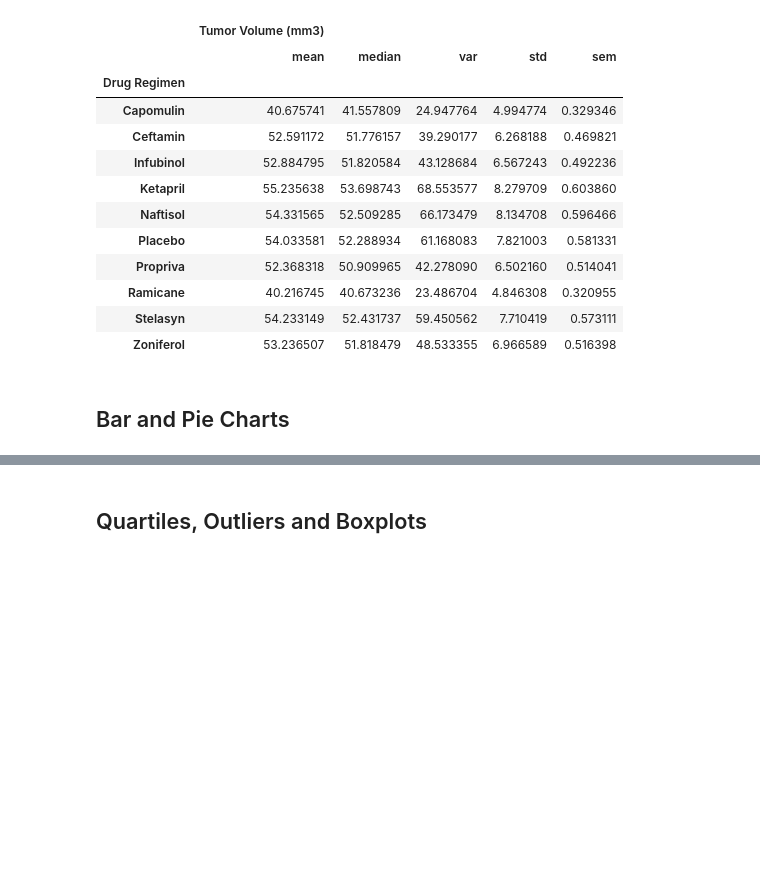
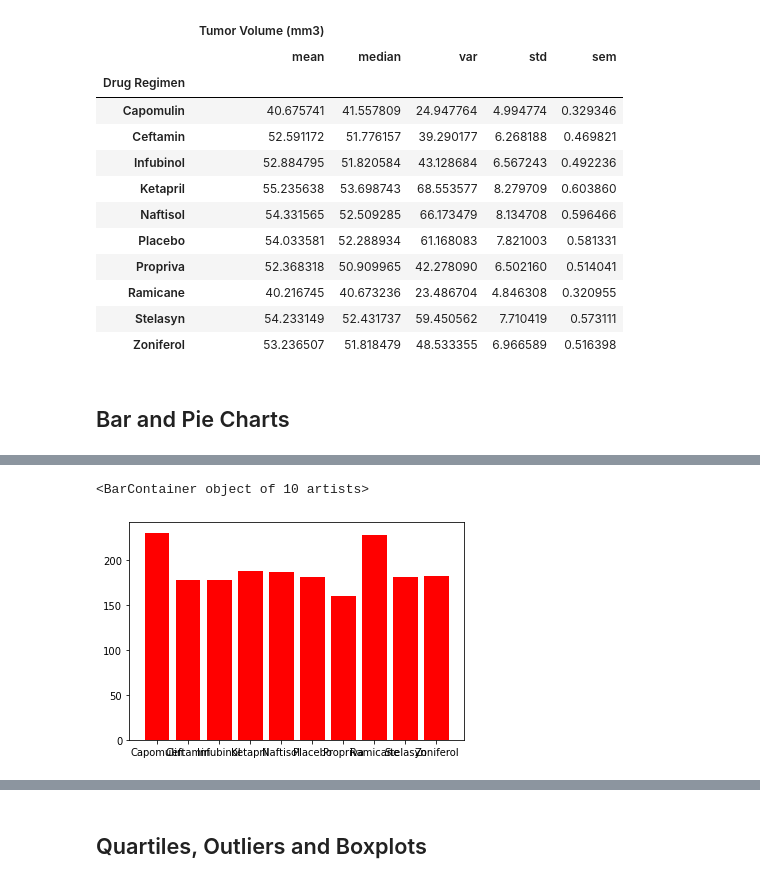
Before and after one commit to johnclos/matplotlib-challenge, a Jupyter notebook: Pymaceuticals/pymaceuticals_starter-mine.ipynb, the cells around one changed output, grey strips where cells are left out. Drawn from its saved outputs; the diff is of its cells as text; code cells hidden in the pictures; blank space fills up the shorter version.

```diff
--- a/Pymaceuticals/pymaceuticals_starter-mine.ipynb
+++ b/Pymaceuticals/pymaceuticals_starter-mine.ipynb
@@ -132,2 +152,8 @@ mouse_study_groupby_sum2_df
 # %%
-# Generate a bar plot showing the total number of unique mice tested on each drug regimen using pandas.
+# Generate a bar plot showing the total number of unique mice tested on each drug regimen using pyplot.
+
+
+plt.bar(mouse_study_DrugReg_list, mouse_study_groupby_Reg_MousCnt_df, color='r', align='center')
+# %% [output]
+<BarContainer object of 10 artists>
+[figure, added]
```
Also changed, not shown: parts of 6 cells of this notebook.
